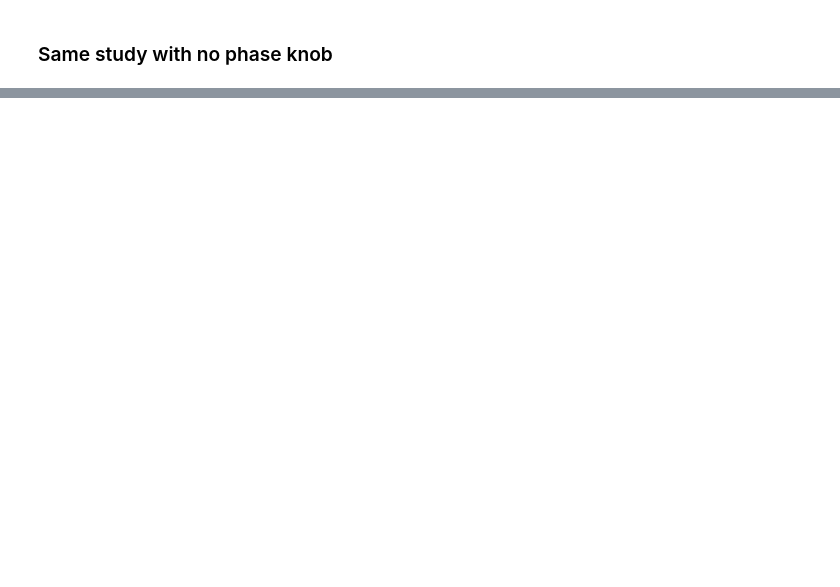
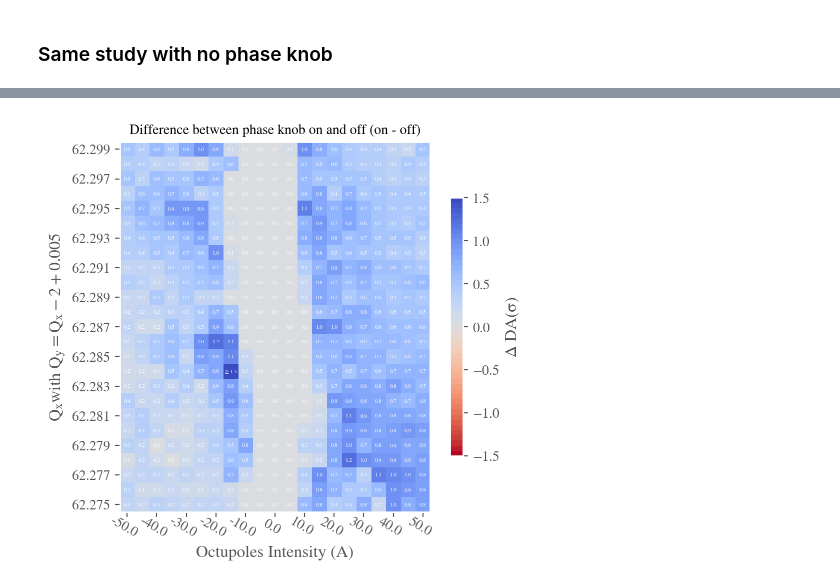
Before and after one commit to ColasDroin/DA_study_boilerplate, a Jupyter notebook: master_study/analysis/tune_octupole/analysis_clean.ipynb, the cells around one changed output, grey strips where cells are left out. Saved outputs shown, nothing was run; the diff lists cells and outputs as text; code cells hidden in the pictures; blank space fills up the shorter version.

Commit message:
Updated FMA analysis

```diff
--- a/master_study/analysis/tune_octupole/analysis_clean.ipynb
+++ b/master_study/analysis/tune_octupole/analysis_clean.ipynb
@@ -186,0 +211,36 @@ analysis_functions.plot_heatmap(
+# %%
+# Show the difference between the two
+df_to_plot_diff = df_to_plot_1 - df_to_plot_2
+
+
+# Load configuration files
+conf_mad = analysis_functions.load_config(CONF_MAD_PATH)['config_mad']
+conf_collider = analysis_functions.load_config(CONF_COLLIDER_PATH)["config_collider"]
+
+xlabel = "Octupoles Intensity (A)"
+ylabel = r"$Q_x$" + "with " + r"$Q_y = Q_x -2 + 0.005$"
+analysis_functions.plot_heatmap(
+    df_to_plot_diff,
+    STUDY_NAME + "_diff",
+    link=None,
+    plot_contours=True,
+    conf_mad=conf_mad,
+    conf_collider=conf_collider,
+    betx = 11,
+    bety = 11,
+    symmetric=False,
+    mask_lower_triangle=False,
+    xlabel=xlabel,
+    ylabel=ylabel,
+    plot_diagonal_lines=False,
+    xaxis_ticks_on_top=False,
+    display_intensity=False,
+    phase_knob=np.nan,
+    vmin = -1.5,
+    vmax = 1.5,
+    title = "Difference between phase knob on and off (on - off)",
+    label_colormap=r"$\Delta$ " + "DA"  + "(" + r"$\sigma$" + ")",
+    #title="opt_collapse_1100_1500_oct_scan",
+)
+# %% [output]
+[figure, added]
```
Also changed, not shown: parts of 5 cells of this notebook, 13 other files.
